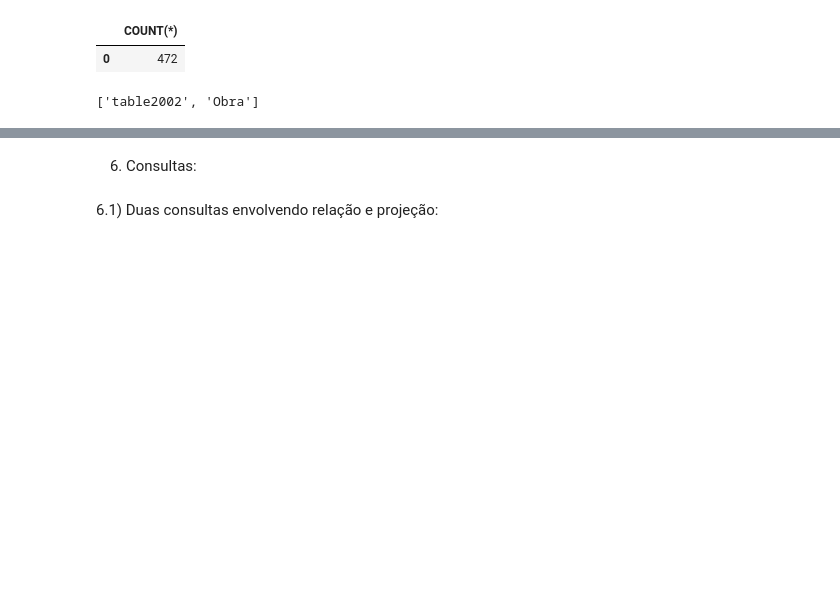
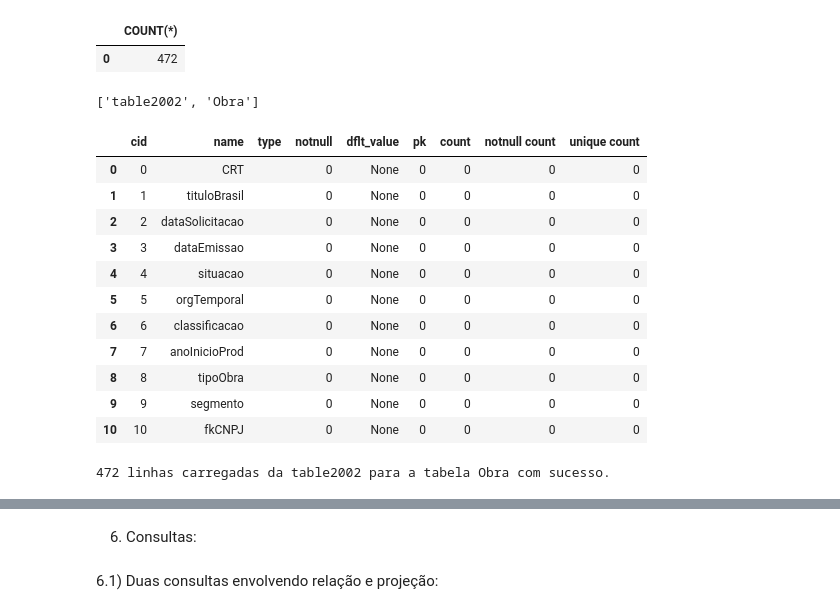
Before and after one commit to MarceleLouiseSAra/TPs-IBD, a Jupyter notebook: TP2.ipynb, the cells around one changed output, grey strips where cells are left out. Saved outputs shown, nothing was run; the diff lists cells and outputs as text; code cells hidden in the pictures; blank space fills up the shorter version.

```diff
--- a/TP2.ipynb
+++ b/TP2.ipynb
@@ -291,3 +291,64 @@ with sqlite3.connect('2002.db') as conn:
 show_tables(conn)
 # %% [output]
 ['table2002', 'Obra']
+# %%
+info("Obra", conn)
+# %% [output]
+|  | cid | name | type | notnull | dflt_value | pk | count | notnull count | unique count |
+| 0 | 0 | CRT |  | 0 | None | 0 | 0 | 0 | 0 |
+| 1 | 1 | tituloBrasil |  | 0 | None | 0 | 0 | 0 | 0 |
+| 2 | 2 | dataSolicitacao |  | 0 | None | 0 | 0 | 0 | 0 |
+| 3 | 3 | dataEmissao |  | 0 | None | 0 | 0 | 0 | 0 |
+| 4 | 4 | situacao |  | 0 | None | 0 | 0 | 0 | 0 |
+| 5 | 5 | orgTemporal |  | 0 | None | 0 | 0 | 0 | 0 |
+| 6 | 6 | classificacao |  | 0 | None | 0 | 0 | 0 | 0 |
+| 7 | 7 | anoInicioProd |  | 0 | None | 0 | 0 | 0 | 0 |
+| 8 | 8 | tipoObra |  | 0 | None | 0 | 0 | 0 | 0 |
+| 9 | 9 | segmento |  | 0 | None | 0 | 0 | 0 | 0 |
+| 10 | 10 | fkCNPJ |  | 0 | None | 0 | 0 | 0 | 0 |
+# %%
+import sqlite3
+
+# Conectar ao banco de dados SQLite
+# Usamos '2002.db' conforme seu exemplo anterior.
+with sqlite3.connect('2002.db') as conn:
+    cur = conn.cursor()
+
+    # Define as colunas que você quer carregar na tabela 'Obra'
+    # Certifique-se de que a ordem e os nomes correspondem às colunas da sua nova tabela 'Obra'.
+    # E que esses nomes existam na table2002
+    Obra_columns = [
+        "CRT", "tituloBrasil", "dataSolicitacao", "dataEmissao", "situacao",
+        "orgTemporal", "classificacao", "anoInicioProd", "tipoObra", "segmento", "fkCNPJ"
+    ]
+
+    columns_to_load = ["CRT", "TITULO_BRASIL", "DATA_REQUERIMENTO_CRT", "DATA_EMISSAO_CRT", "SITUACAO_CRT", "ORGANIZACAO_TEMPORAL",
+                       "CLASSIFICACAO", "ANO_PRODUCAO_INICIAL", "TIPO_OBRA", "SEGMENTO", "CNPJ_REQUERENTE"
+    ]
+
+    # Constrói a query INSERT INTO ... SELECT FROM
+    # Ele pega os valores das colunas especificadas da table2002
+    # e os insere na tabela Obra.
+    insert_query = f"""
+    INSERT INTO Obra ({', '.join(Obra_columns)})
+    SELECT {', '.join(columns_to_load)}
+    FROM table2002;
+    """
+
+    try:
+        # Executa a query de inserção
+        cur.execute(insert_query)
+
+        # Confirma as alterações no banco de dados
+        conn.commit()
+        print(f"{cur.rowcount} linhas carregadas da table2002 para a tabela Obra com sucesso.")
+
+    except sqlite3.OperationalError as e:
+        print(f"Erro de operação do banco de dados ao carregar dados: {e}")
+        # Se ocorrer um erro, desfaz as alterações
+        conn.rollback()
+    except Exception as e:
+        print(f"Ocorreu um erro inesperado: {e}")
+        conn.rollback()
+# %% [output]
+472 linhas carregadas da table2002 para a tabela Obra com sucesso.
```
Also changed, not shown: parts of 2 cells of this notebook.
